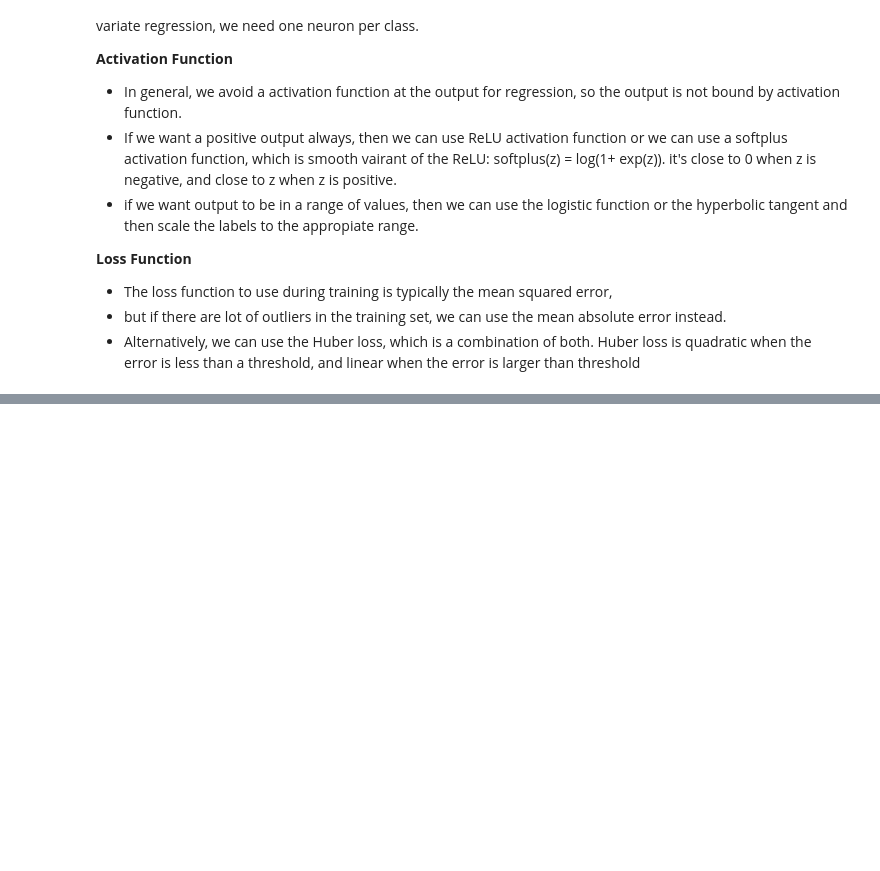
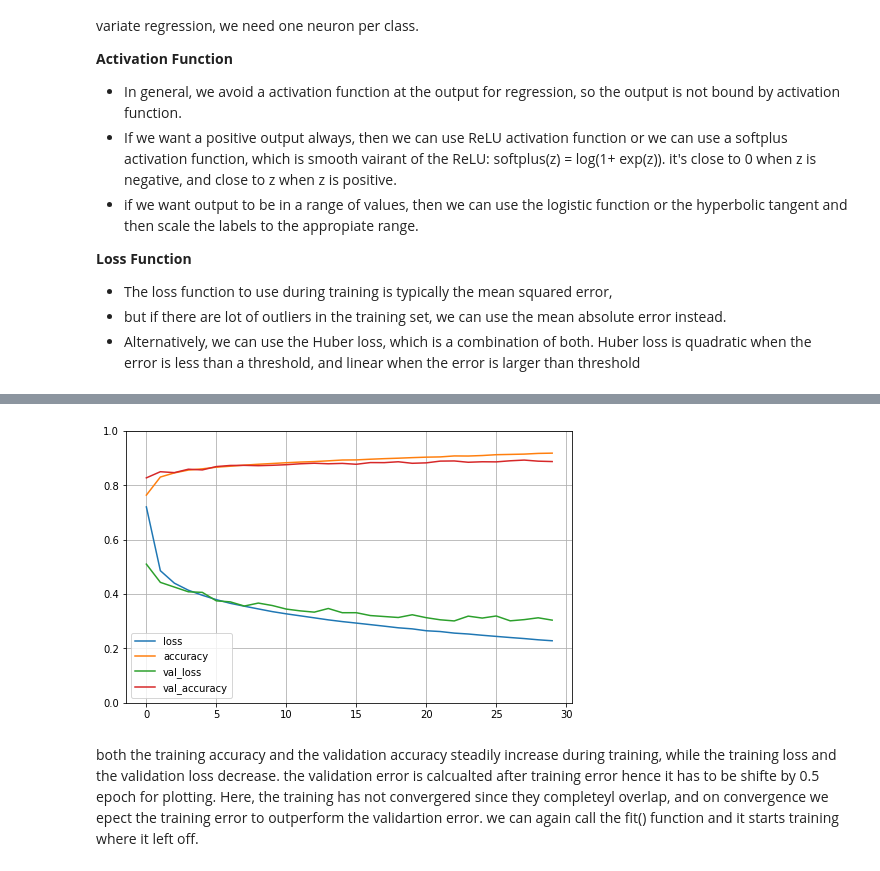
Before and after one commit to apurvasijaria/notes-and-codes-from-books, a Jupyter notebook: Hands-on-ML-with-scikit-learn-keras-tensorflow-2ndEd/Ch_10_introduction_to_artificial_neural_networks_with_keras.ipynb, the cells around one changed output, grey strips where cells are left out. Saved outputs shown, nothing was run; the diff lists cells and outputs as text; code cells hidden in the pictures; blank space fills up the shorter version.

```diff
--- a/Hands-on-ML-with-scikit-learn-keras-tensorflow-2ndEd/Ch_10_introduction_to_artificial_neural_networks_with_keras.ipynb
+++ b/Hands-on-ML-with-scikit-learn-keras-tensorflow-2ndEd/Ch_10_introduction_to_artificial_neural_networks_with_keras.ipynb
@@ -157,0 +299,9 @@ __Loss Function__
+# %%
+##Instead of adding the layers one by one. we can do below
+
+model = keras.models.Sequential([
+keras.layers.Flatten(input_shape=[28, 28]),
+keras.layers.Dense(300, activation="relu"),
+keras.layers.Dense(100, activation="relu"),
+keras.layers.Dense(10, activation="softmax")
+])
@@ -157,0 +397,2 @@ __Loss Function__
+# %%
+model.compile(loss="sparse_categorical_crossentropy", optimizer="sgd",metrics=["accuracy"])
@@ -157,0 +418,2 @@ __Loss Function__
+# %%
+history = model.fit(X_train, y_train, epochs=30, validation_data = (X_val, y_val))
@@ -157,0 +497,12 @@ __Loss Function__
+# %%
+import pandas as pd
+import matplotlib.pyplot as plt
+
+pd.DataFrame(history.history).plot(figsize=(8, 5))
+plt.grid(True)
+plt.gca().set_ylim(0, 1) # set the vertical range to [0-1]
+plt.show()
+# %% [output]
+[figure, added]
+# %% [markdown]
+both the training accuracy and the validation accuracy steadily increase during training, while the training loss and the validation loss decrease. the validation error is calcualted after training error hence it has to be shifte by 0.5 epoch for plotting. Here, the training has not convergered since they completeyl overlap, and on convergence we epect the training error to outperform the validartion error. we can again call the fit() function and it starts training where it left off.
```
Also changed, not shown: parts of 100 cells of this notebook, 17 other files.
